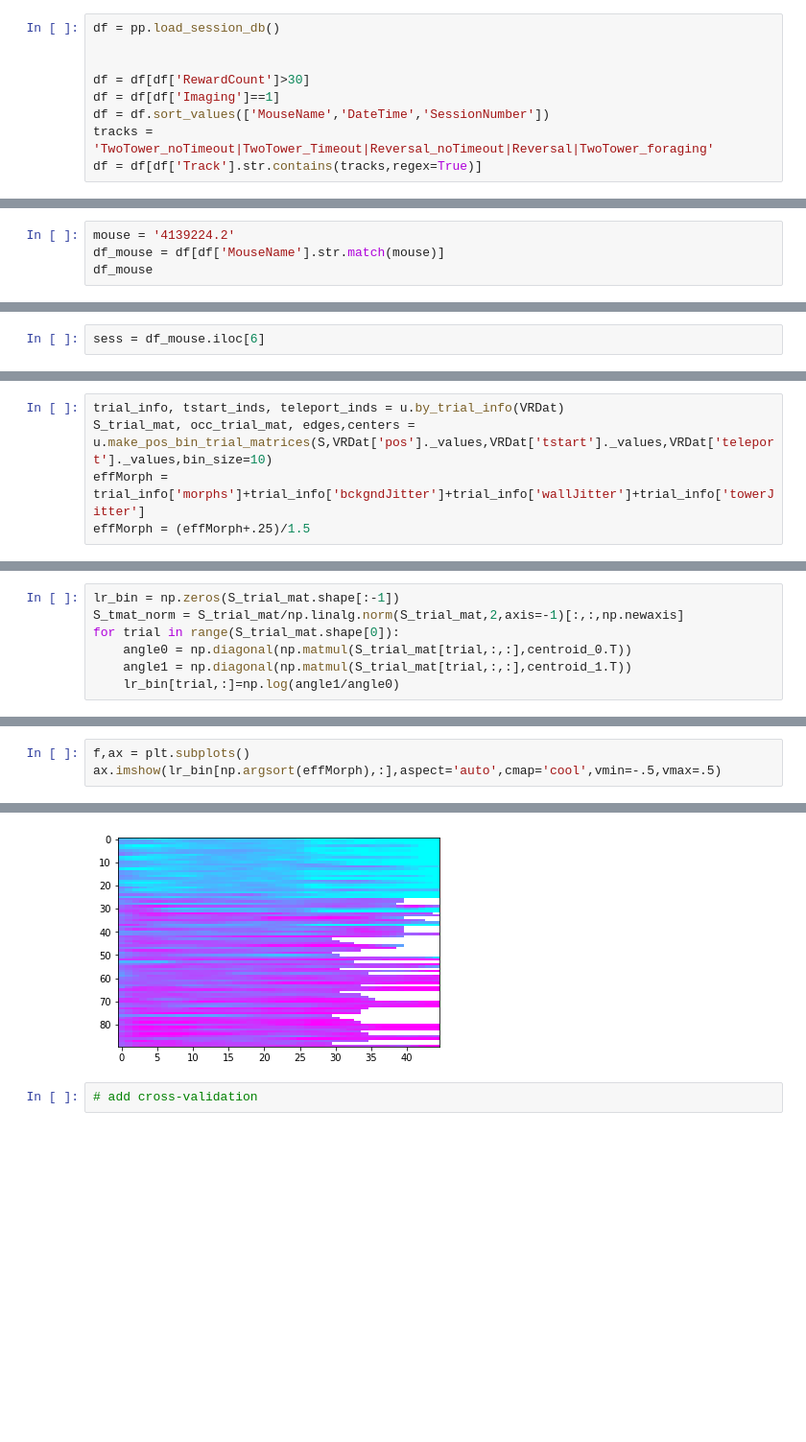
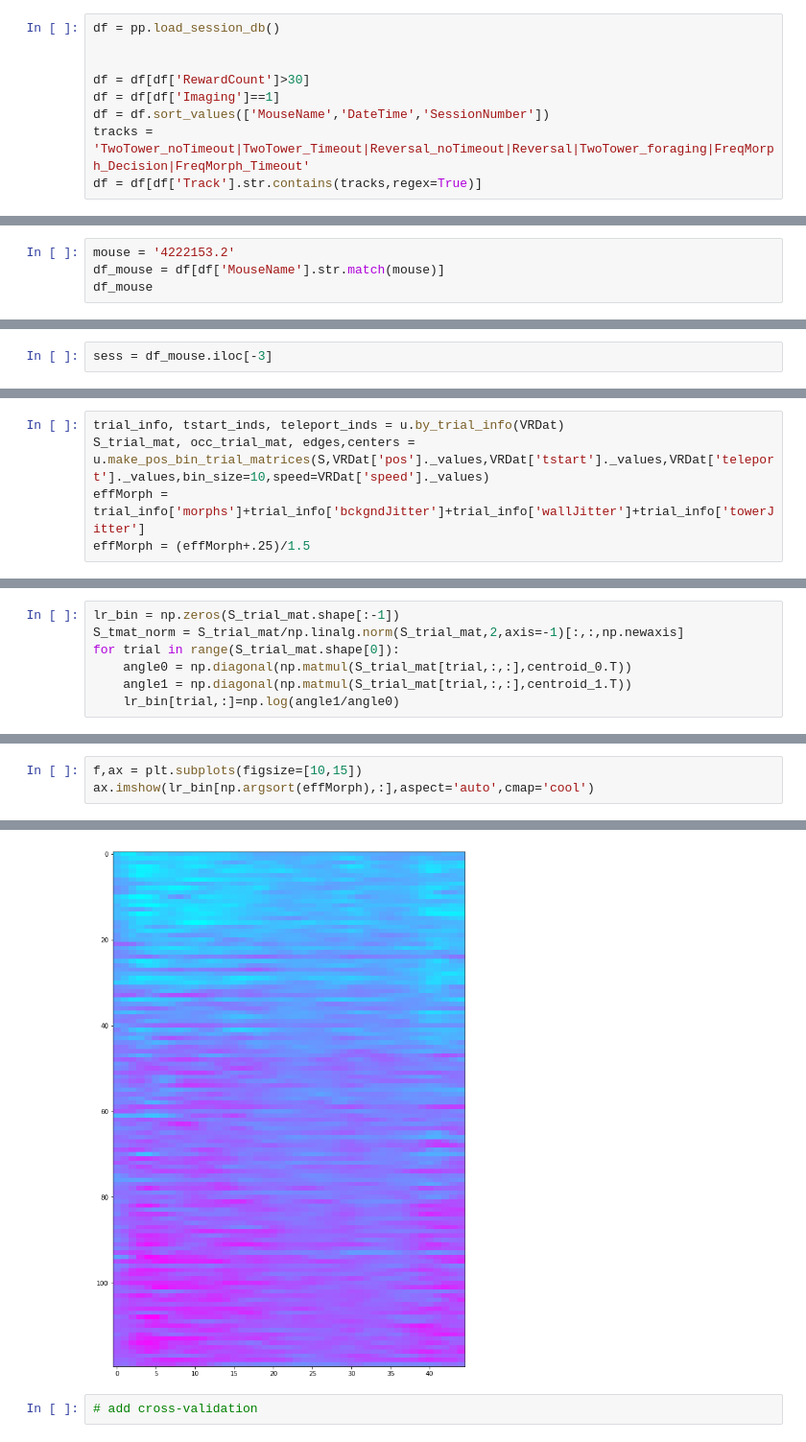
Before and after one commit to GiocomoLab/MightyMorphingPhotonRangers, a Jupyter notebook: SimMats/RealTimePopSim.ipynb, the cells around one changed output, grey strips where cells are left out. Shown at 96% size. Cells and saved outputs as stored; diff of their text form; blank space fills up the shorter version.

```diff
--- a/SimMats/RealTimePopSim.ipynb
+++ b/SimMats/RealTimePopSim.ipynb
@@ -24,14 +24,14 @@ df = pp.load_session_db()
 df = df[df['RewardCount']>30]
 df = df[df['Imaging']==1]
 df = df.sort_values(['MouseName','DateTime','SessionNumber'])
-tracks = 'TwoTower_noTimeout|TwoTower_Timeout|Reversal_noTimeout|Reversal|TwoTower_foraging'
+tracks = 'TwoTower_noTimeout|TwoTower_Timeout|Reversal_noTimeout|Reversal|TwoTower_foraging|FreqMorph_Decision|FreqMorph_Timeout'
 df = df[df['Track'].str.contains(tracks,regex=True)]
 # %% [output]
 G:\My Drive\VR_Data\TwoTower\behavior.sqlite
 G:\My Drive\VR_Data\TwoTower\4222174.0\30_05_2019\RuningTraining_1.sqlite
 file doesn't exist, errors to come!!!
 # %%
-mouse = '4139224.2'
+mouse = '4222153.2'
 df_mouse = df[df['MouseName'].str.match(mouse)]
 df_mouse
 # %% [output]
@@ -49,5 +47,5 @@ df_mouse
 # %%
-sess = df_mouse.iloc[6]
+sess = df_mouse.iloc[-3]
 # %%
 VRDat,C, S, A = pp.load_scan_sess(sess)
 # %% [output]
@@ -60,7 +58,7 @@ See the caveats in the documentation: http://pandas.pydata.org/pandas-docs/stabl
 frame diff 0
 # %%
 trial_info, tstart_inds, teleport_inds = u.by_trial_info(VRDat)
-S_trial_mat, occ_trial_mat, edges,centers = u.make_pos_bin_trial_matrices(S,VRDat['pos']._values,VRDat['tstart']._values,VRDat['teleport']._values,bin_size=10)
+S_trial_mat, occ_trial_mat, edges,centers = u.make_pos_bin_trial_matrices(S,VRDat['pos']._values,VRDat['tstart']._values,VRDat['teleport']._values,bin_size=10,speed=VRDat['speed']._values)
 effMorph = trial_info['morphs']+trial_info['bckgndJitter']+trial_info['wallJitter']+trial_info['towerJitter']
 effMorph = (effMorph+.25)/1.5
 # %%
@@ -175,8 +173,8 @@ for t in range(lr_bin.shape[0]):
 # %%
-f,ax = plt.subplots()
-ax.imshow(lr_bin[np.argsort(effMorph),:],aspect='auto',cmap='cool',vmin=-.5,vmax=.5)
+f,ax = plt.subplots(figsize=[10,15])
+ax.imshow(lr_bin[np.argsort(effMorph),:],aspect='auto',cmap='cool')
 # %% [output]
 <matplotlib.image.AxesImage at 0x...>
-[figure, old version]
+[figure, new version]
 # %%
 # add cross-validation
```
Also changed, not shown: parts of 7 cells of this notebook, 9 other files.
